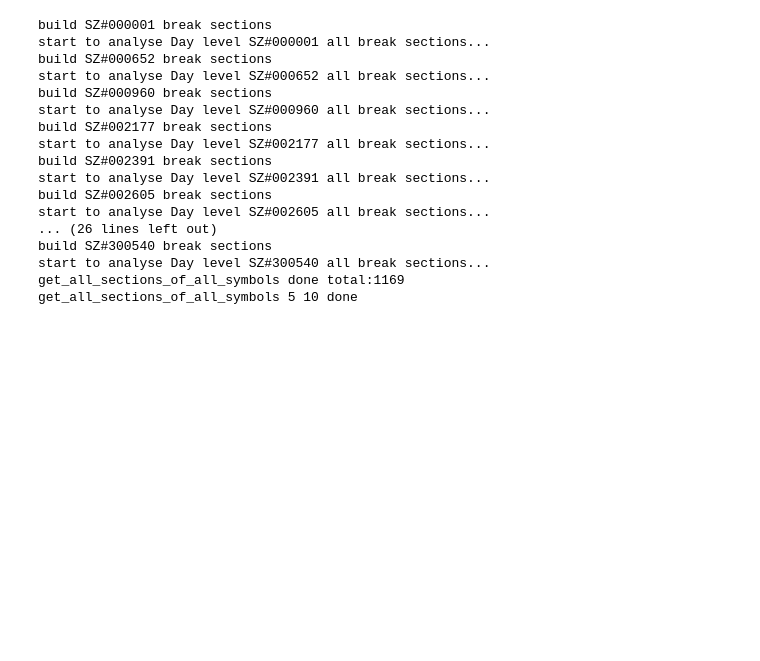
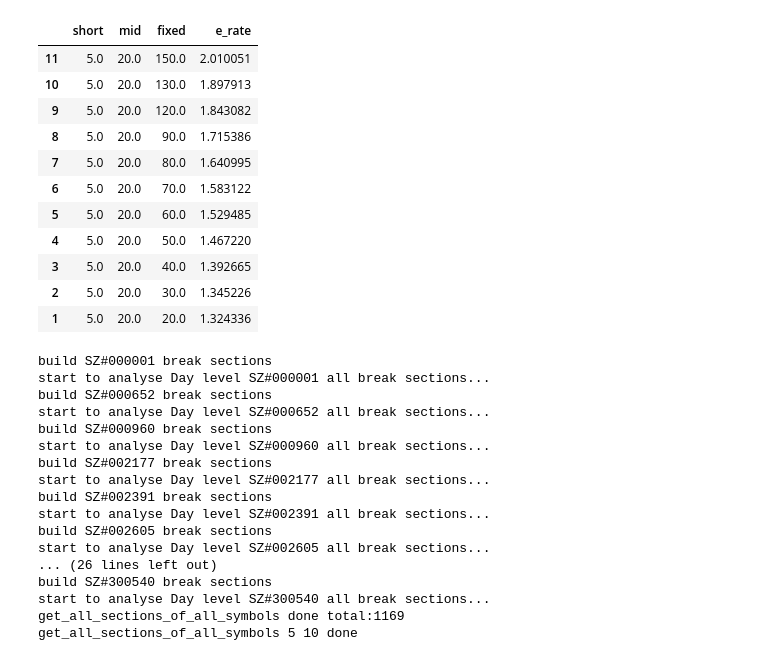
Before and after one commit to mojia/rocket, a Jupyter notebook: Runner_Rebuilder_1.ipynb, the cells around one changed output. Cells and saved outputs as stored; diff of their text form; code cells hidden in the pictures; blank space fills up the shorter version.

```diff
--- a/Runner_Rebuilder_1.ipynb
+++ b/Runner_Rebuilder_1.ipynb
@@ -4,13 +4,13 @@ import pandas as pd
 %run EAdvantage.ipynb
 
 e_df = pd.DataFrame(columns=['short','mid','fixed','e_rate'])
-for short in [10]:
-    for mid in [60,80,90]:
+for short in [5,10]:
+    for mid in [20,30,40,50,60,70,80,90]:
         if(short<=mid):
             eAdvantage = EAdvantage(100,short,mid)
 
             last_e_rate = 0
-            for fixed in [90,120]:
+            for fixed in [20,30,40,50,60,70,80,90,120,130,150]:
                 e_rate = eAdvantage.compute_E_rate_of_break_sections_fixed_day_exist(fixed)
                 print(str(short)+','+str(mid)+','+str(fixed)+' '+str(e_rate))
 
@@ -40,3 +57,18 @@ KeyboardInterrupt:
+# %%
+e_df.sort_values(by='e_rate',ascending=False)[0:20]
+# %% [output]
+|  | short | mid | fixed | e_rate |
+| 11 | 5.0 | 20.0 | 150.0 | 2.010051 |
+| 10 | 5.0 | 20.0 | 130.0 | 1.897913 |
+| 9 | 5.0 | 20.0 | 120.0 | 1.843082 |
+| 8 | 5.0 | 20.0 | 90.0 | 1.715386 |
+| 7 | 5.0 | 20.0 | 80.0 | 1.640995 |
+| 6 | 5.0 | 20.0 | 70.0 | 1.583122 |
+| 5 | 5.0 | 20.0 | 60.0 | 1.529485 |
+| 4 | 5.0 | 20.0 | 50.0 | 1.467220 |
+| 3 | 5.0 | 20.0 | 40.0 | 1.392665 |
+| 2 | 5.0 | 20.0 | 30.0 | 1.345226 |
+| 1 | 5.0 | 20.0 | 20.0 | 1.324336 |
 # %%
 %run BreakSectionAnalyser.ipynb
 
```
Also changed, not shown: parts of 1 cell of this notebook, 2 other files.
